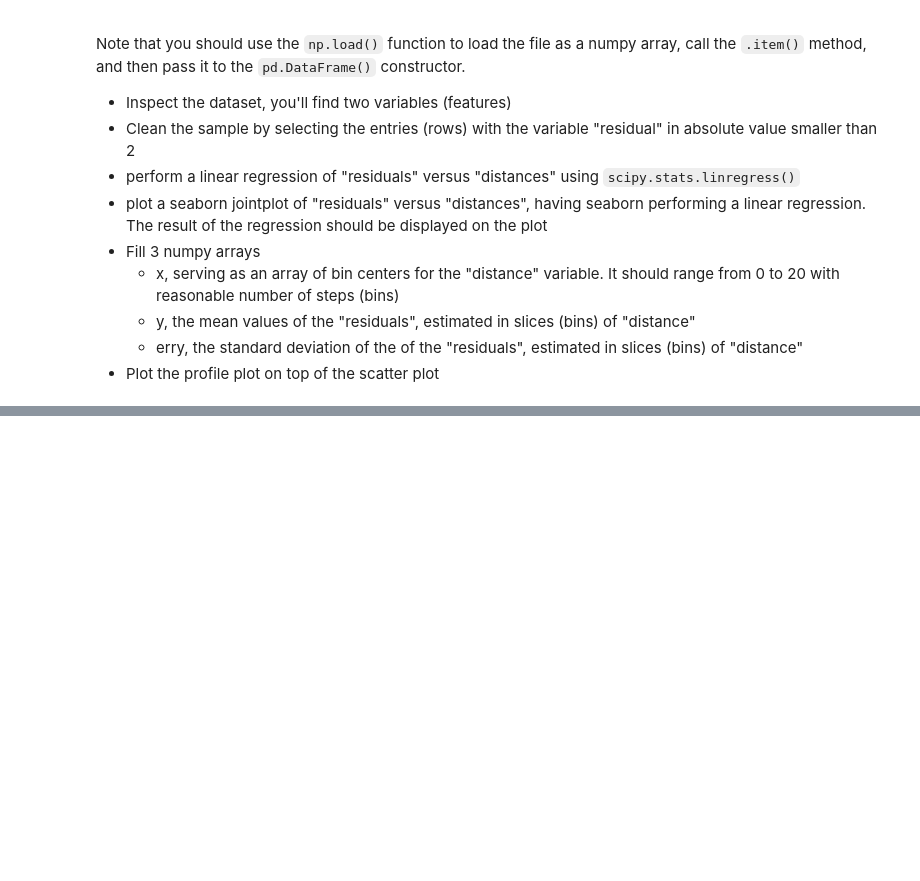
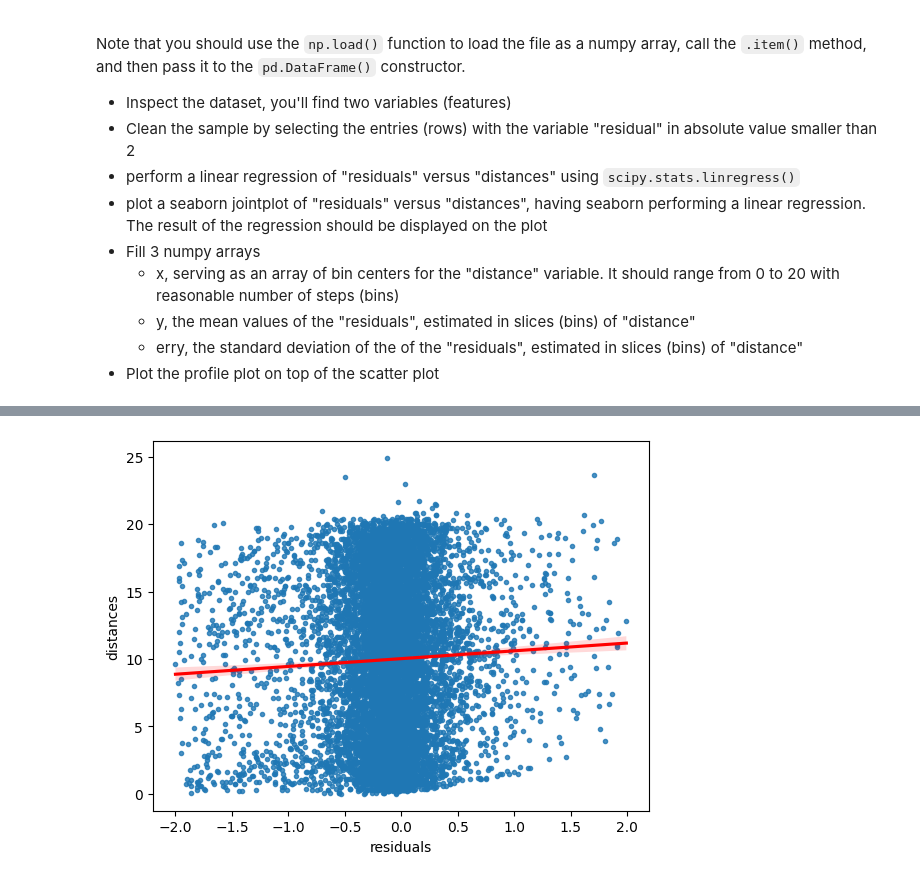
Before and after one commit to Berto70/LaboratoryOfComputationalPhysics_Y6, a Jupyter notebook: 07ex_Visualization.ipynb, the cells around one changed output, grey strips where cells are left out. Saved outputs shown, nothing was run; the diff lists cells and outputs as text; code cells hidden in the pictures; blank space fills up the shorter version.

```diff
--- a/07ex_Visualization.ipynb
+++ b/07ex_Visualization.ipynb
@@ -112,0 +143,5 @@ Note that you should use the `np.load()` function to load the file as a numpy ar
+# %%
+sns.regplot(x='residuals', y='distances', data=df_clean, marker=".", line_kws=dict(color="r"))
+plt.show()
+# %% [output]
+[figure, added]
```
Also changed, not shown: parts of 4 cells of this notebook, 1 other file.
